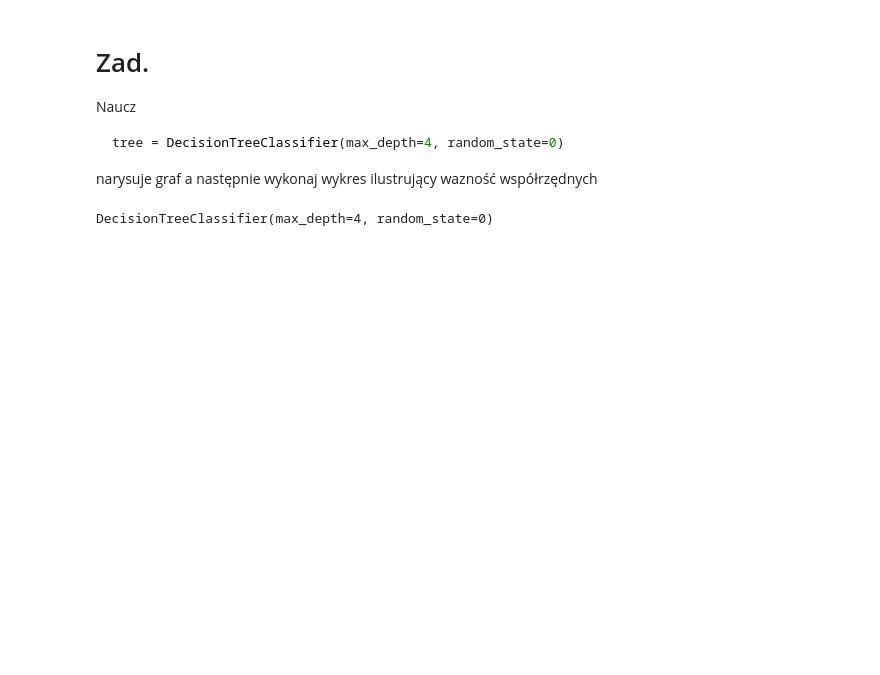
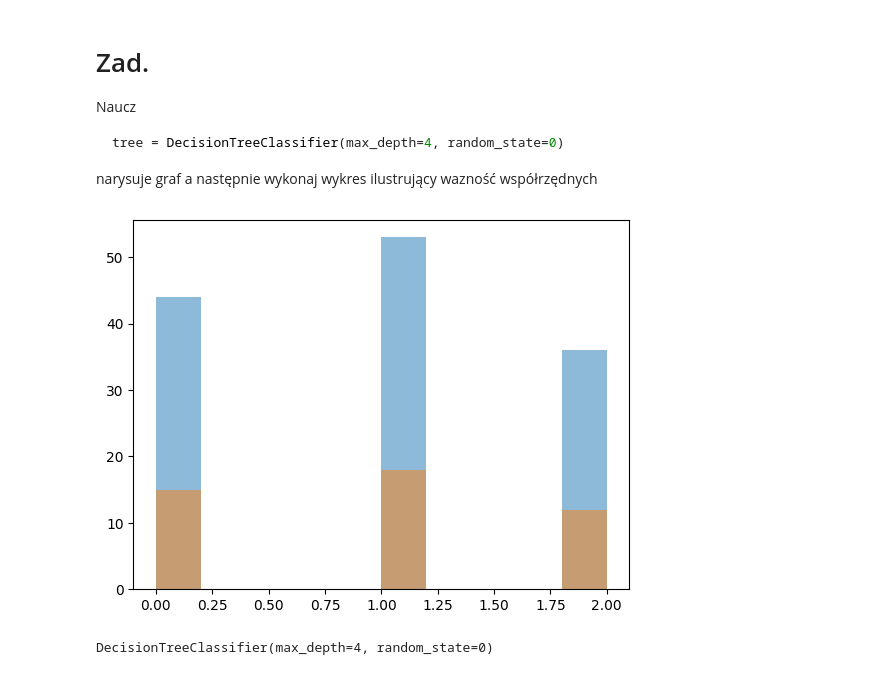
Before and after one commit to KrystianJachna/AI, a Jupyter notebook: cw9/AD_Z09_B_decision_trees_feature_selection.ipynb, the cells around one changed output. Drawn from its saved outputs; the diff is of its cells as text; code cells hidden in the pictures; blank space fills up the shorter version.

```diff
--- a/cw9/AD_Z09_B_decision_trees_feature_selection.ipynb
+++ b/cw9/AD_Z09_B_decision_trees_feature_selection.ipynb
@@ -87,3 +85,11 @@ X_train, X_test, y_train, y_test = train_test_split(X, y, stratify=y, random_sta
+# %%
+X_train, X_test, y_train, y_test = train_test_split(X, y, stratify=y, random_state=42)
+
+plt.hist(y_train, alpha=0.5)
+plt.hist(y_test, alpha=0.5)
+plt.show()
+# %% [output]
+[figure, added]
 # %%
 tree = DecisionTreeClassifier(max_depth=4, random_state=0)
 tree.fit(X_train, y_train)
```
Also changed, not shown: parts of 1 cell of this notebook.
